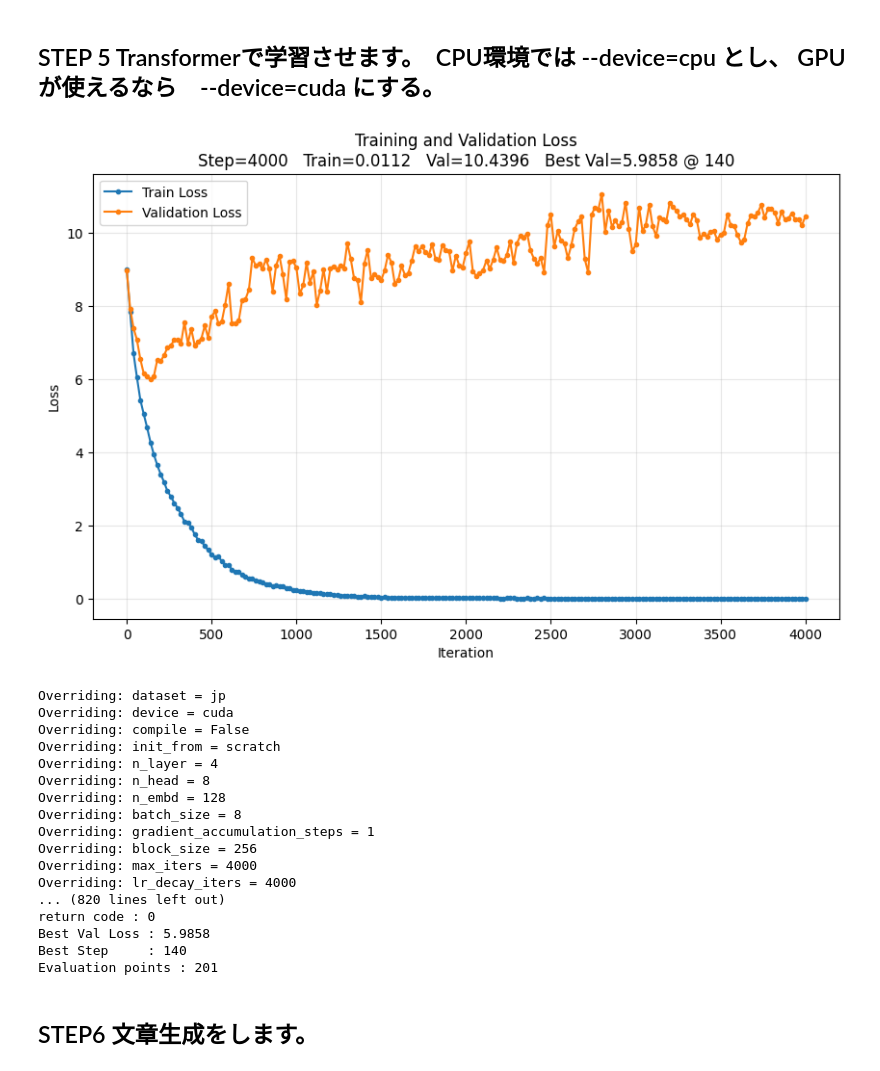
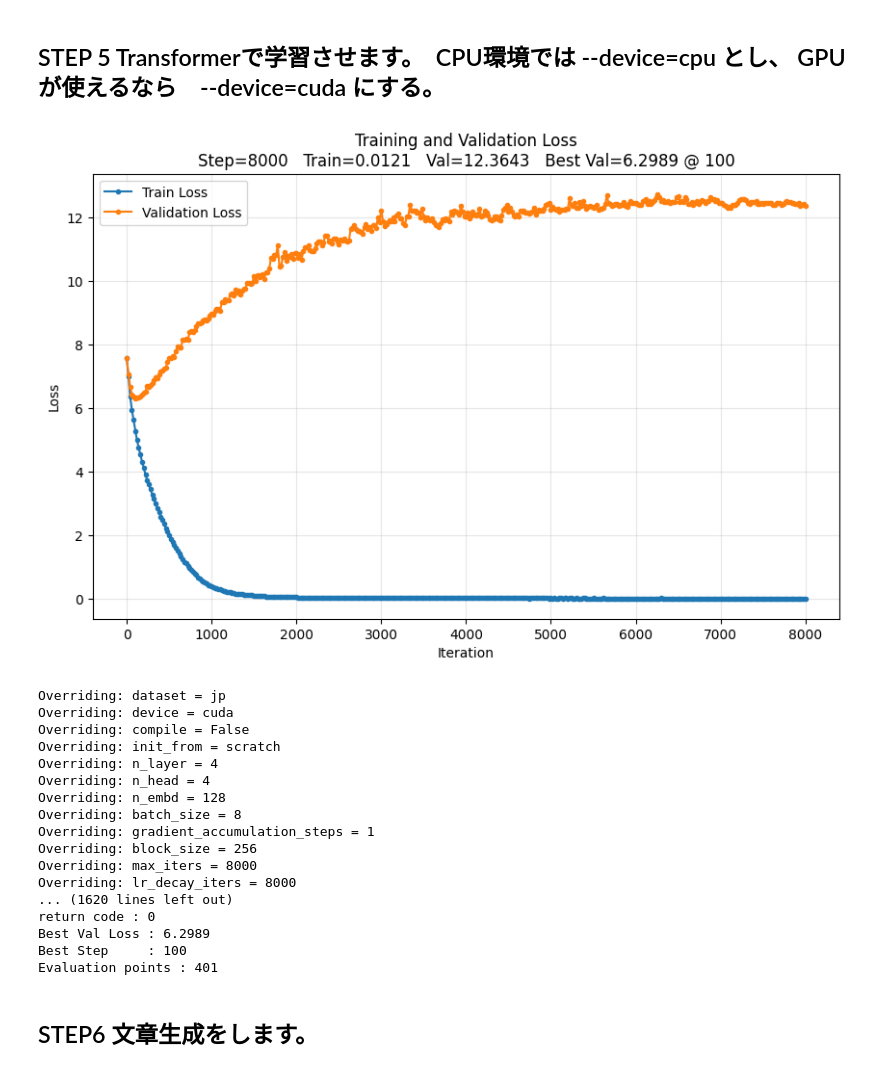
Before and after one commit to Takayoshi-code/nanoGPT-class, a Jupyter notebook: nanoGPT_Aozora_tiny.ipynb, the cells around one changed output. Cells and saved outputs as stored; diff of their text form; code cells hidden in the pictures.

```diff
--- a/nanoGPT_Aozora_tiny.ipynb
+++ b/nanoGPT_Aozora_tiny.ipynb
@@ -1490,13 +1490,13 @@ cmd = [
     "--compile=False",
     "--init_from=scratch",
     "--n_layer=4",
-    "--n_head=8",
+    "--n_head=4",
     "--n_embd=128",
     "--batch_size=8",
     "--gradient_accumulation_steps=1",
     "--block_size=256",
-    "--max_iters=4000",
-    "--lr_decay_iters=4000",
+    "--max_iters=8000",
+    "--lr_decay_iters=8000",
     "--warmup_iters=20",
     "--learning_rate=4e-4",
     "--min_lr=3e-5",
@@ -1635,48 +1635,48 @@ return_code = process.wait()
 # =========================
 print()
 print("====================================")
 print("TRAINING FINISHED")
 print("return code :", return_code)
 
 if val_losses:
 
     best_val = min(val_losses)
     best_index = val_losses.index(best_val)
 
     print(
         "Best Val Loss :",
         f"{best_val:.4f}"
     )
 
     print(
         "Best Step     :",
         steps[best_index]
     )
 
     print(
         "Evaluation points :",
         len(steps)
     )
 
 else:
 
     print("WARNING: lossデータを取得できませんでした。")
 # %% [output]
-[figure, old version]
+[figure, new version]
 Overriding: dataset = jp
 Overriding: device = cuda
 Overriding: compile = False
 Overriding: init_from = scratch
 Overriding: n_layer = 4
-Overriding: n_head = 8
+Overriding: n_head = 4
 Overriding: n_embd = 128
 Overriding: batch_size = 8
 Overriding: gradient_accumulation_steps = 1
 Overriding: block_size = 256
-Overriding: max_iters = 4000
-Overriding: lr_decay_iters = 4000
-... (820 lines left out)
+Overriding: max_iters = 8000
+Overriding: lr_decay_iters = 8000
+... (1620 lines left out)
 return code : 0
-Best Val Loss : 5.9858
-Best Step     : 140
-Evaluation points : 201
+Best Val Loss : 6.2989
+Best Step     : 100
+Evaluation points : 401
```
Also changed, not shown: parts of 8 cells of this notebook.
